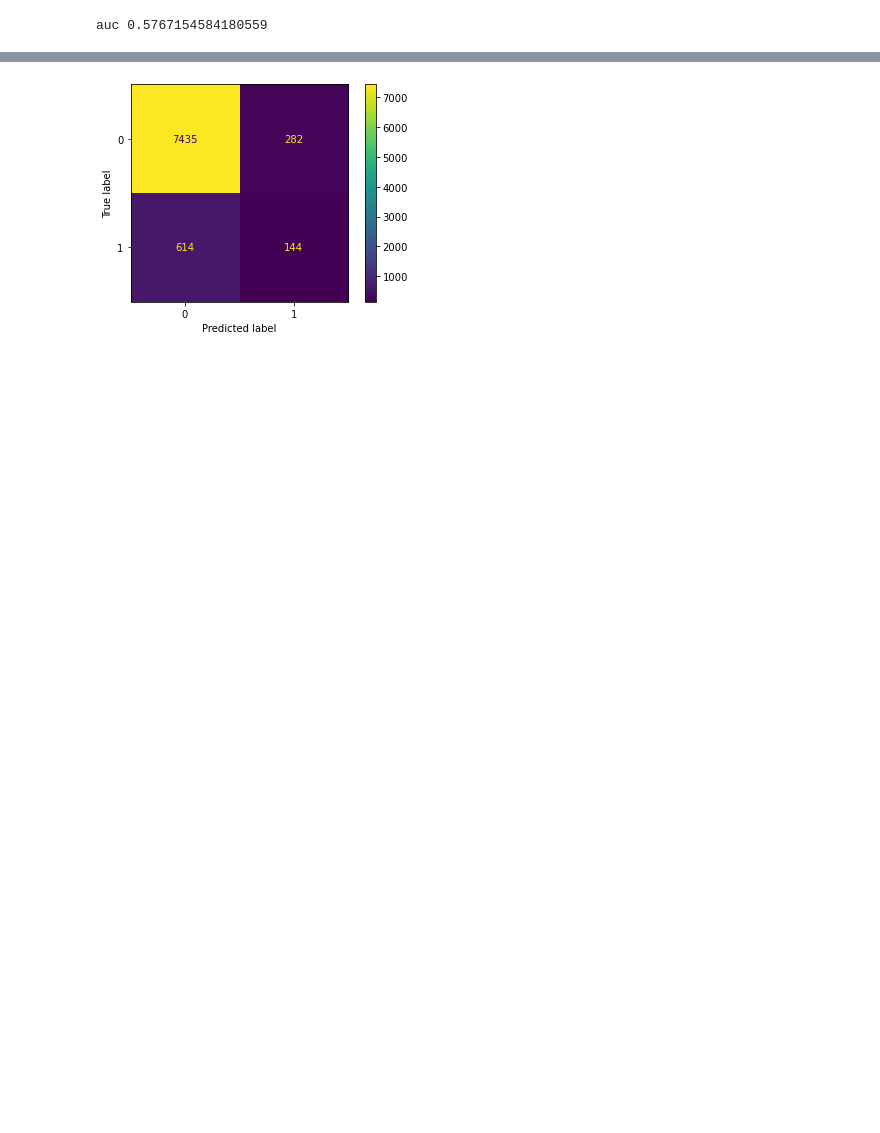
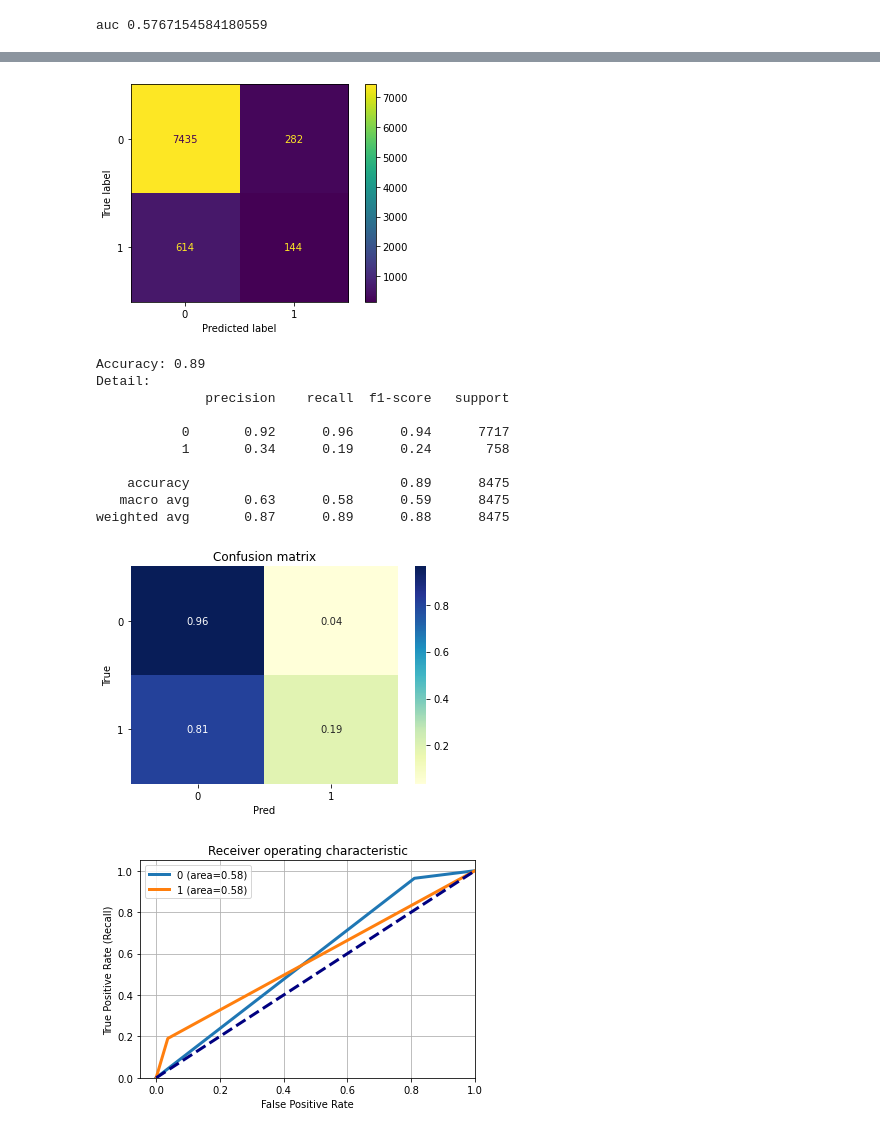
Before and after one commit to vmm221313/Energy_Theft, a Jupyter notebook: base.ipynb, the cells around one changed output, grey strips where cells are left out. Cells and saved outputs as stored; diff of their text form; code cells hidden in the pictures; blank space fills up the shorter version.

```diff
--- a/base.ipynb
+++ b/base.ipynb
@@ -119,30 +223,43 @@ clf = LogisticRegression(random_state=42)
 clf.fit(X_train, y_train)
 y_pred = clf.predict(X_test)
 print(classification_report(y_test, y_pred))
 print("average_precision_score = ", average_precision_score(y_test, y_pred))
 fpr, tpr, thresholds = roc_curve(y_test, y_pred)
 plt.plot(fpr, tpr, color='blue')
 plt.show()
 print("auc", auc(fpr, tpr))
 precision, recall, thresholds = precision_recall_curve(y_test, y_pred)
 plt.plot(recall, precision, color='blue')
 plt.show()
 plt.close()
 confusion_matrix(y_test, y_pred)
 plot_confusion_matrix(clf, X_test, y_test)
 plt.show()
+model_performance_DL(y_test, y_pred)
 # %% [output]
               precision    recall  f1-score   support
 
            0       0.92      0.96      0.94      7717
            1       0.34      0.19      0.24       758
 
     accuracy                           0.89      8475
    macro avg       0.63      0.58      0.59      8475
 weighted avg       0.87      0.89      0.88      8475
 
 average_precision_score =  0.13666481074474648
 [figure]
 auc 0.5767154584180559
 [figure]
 [figure]
+Accuracy: 0.89
+Detail:
+              precision    recall  f1-score   support
+
+           0       0.92      0.96      0.94      7717
+           1       0.34      0.19      0.24       758
+
+    accuracy                           0.89      8475
+   macro avg       0.63      0.58      0.59      8475
+weighted avg       0.87      0.89      0.88      8475
+[figure, added]
+[figure, added]
```
Also changed, not shown: parts of 26 cells of this notebook, 14 other files.
